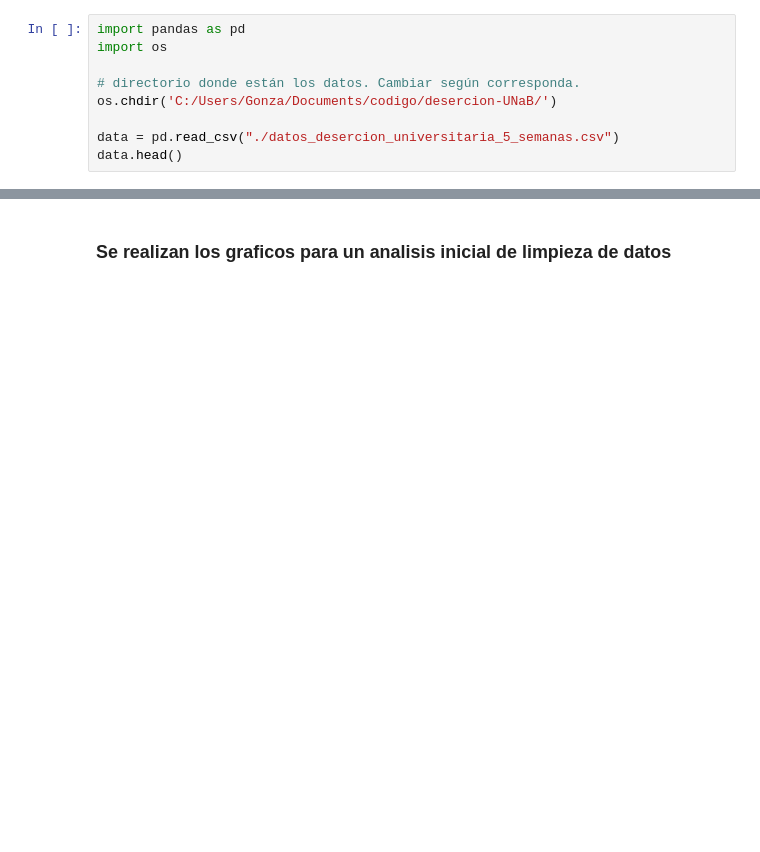
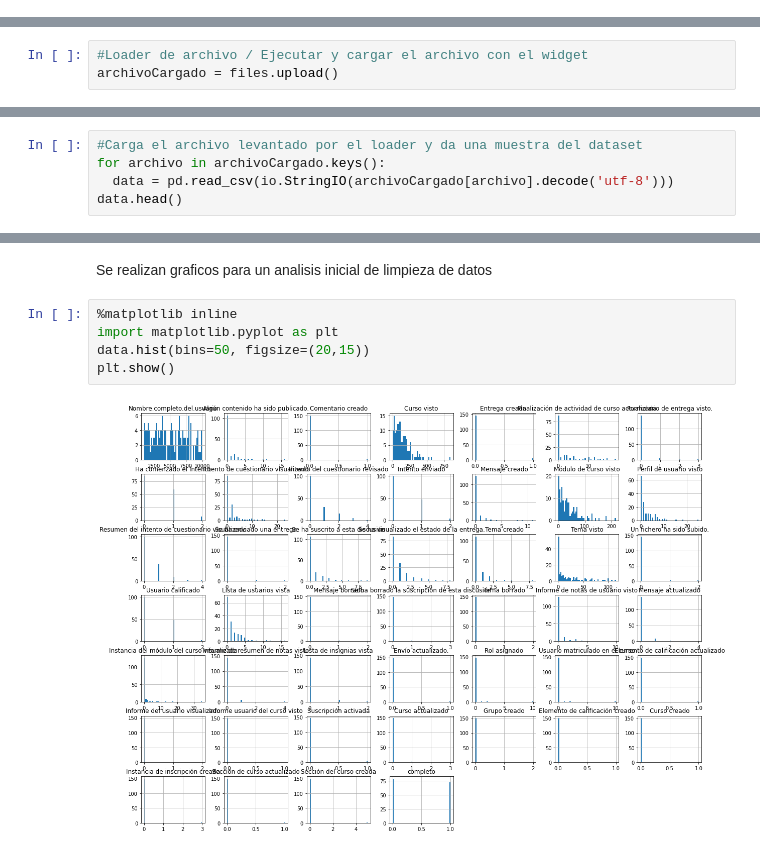
Before and after one commit to GonzaloBeng/desercion-unab, a Jupyter notebook: desercion-unab.ipynb, the cells around one changed output, grey strips where cells are left out. Saved outputs shown, nothing was run; the diff lists cells and outputs as text; blank space fills up the shorter version.

Commit message:
Analisis de datos desercion

```diff
--- a/desercion-unab.ipynb
+++ b/desercion-unab.ipynb
@@ -5,9 +0,0 @@
-# %%
-import pandas as pd
-import os
-
-# directorio donde están los datos. Cambiar según corresponda.
-os.chdir('C:/Users/Gonza/Documents/codigo/desercion-UNaB/')
-
-data = pd.read_csv("./datos_desercion_universitaria_5_semanas.csv")
-data.head()
@@ -41,0 +17,3 @@ memory usage: 54.4 KB
+# %%
+#Loader de archivo / Ejecutar y cargar el archivo con el widget
+archivoCargado = files.upload()
@@ -41,0 +23,5 @@ memory usage: 54.4 KB
+# %%
+#Carga el archivo levantado por el loader y da una muestra del dataset
+for archivo in archivoCargado.keys():
+  data = pd.read_csv(io.StringIO(archivoCargado[archivo].decode('utf-8')))
+data.head()
@@ -55,2 +47,9 @@ data.describe()
 # %% [markdown]
-### Se realizan los graficos para un analisis inicial de limpieza de datos
+Se realizan graficos para un analisis inicial de limpieza de datos
+# %%
+%matplotlib inline
+import matplotlib.pyplot as plt
+data.hist(bins=50, figsize=(20,15))
+plt.show()
+# %% [output]
+[figure, added]
```
Also changed, not shown: parts of 16 cells of this notebook.
